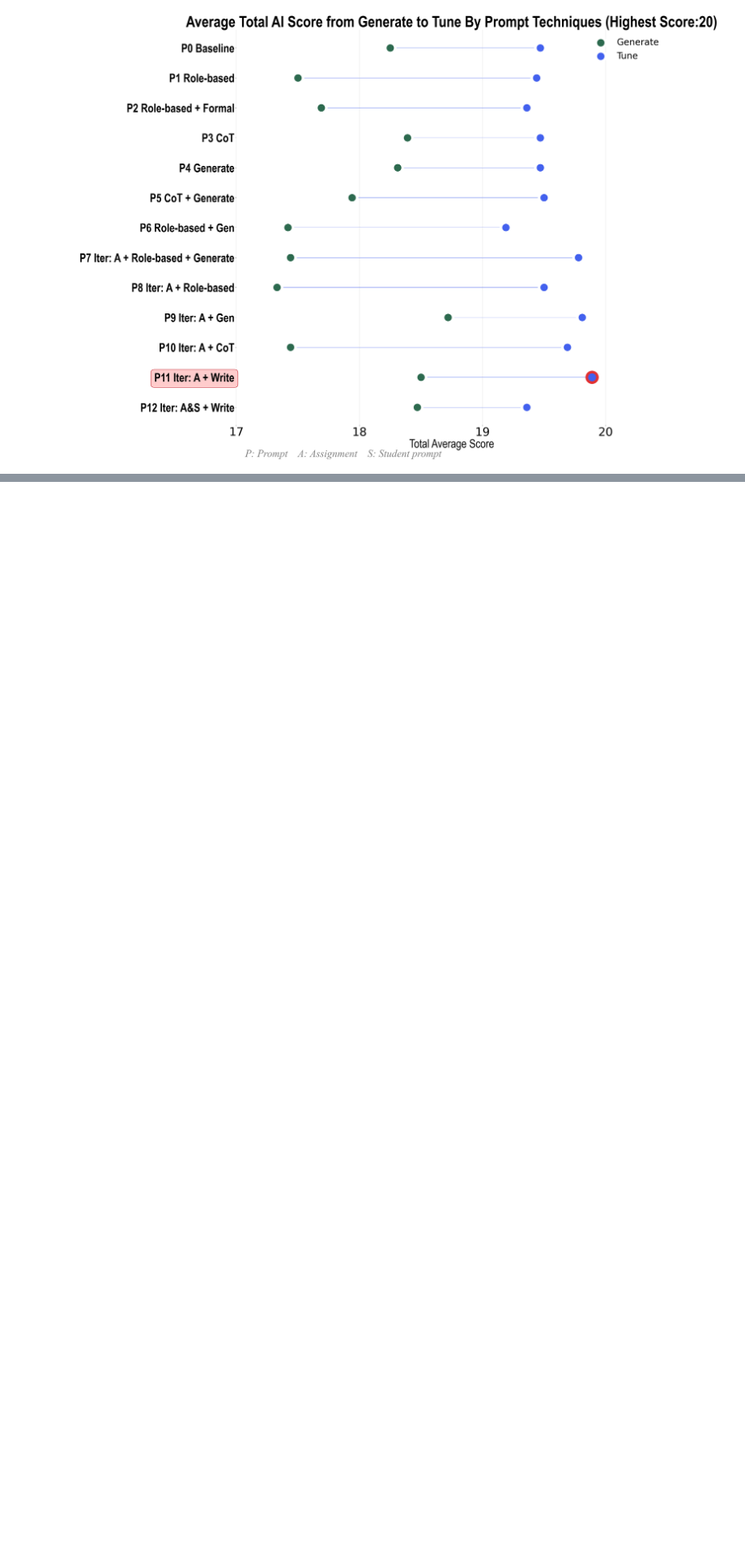
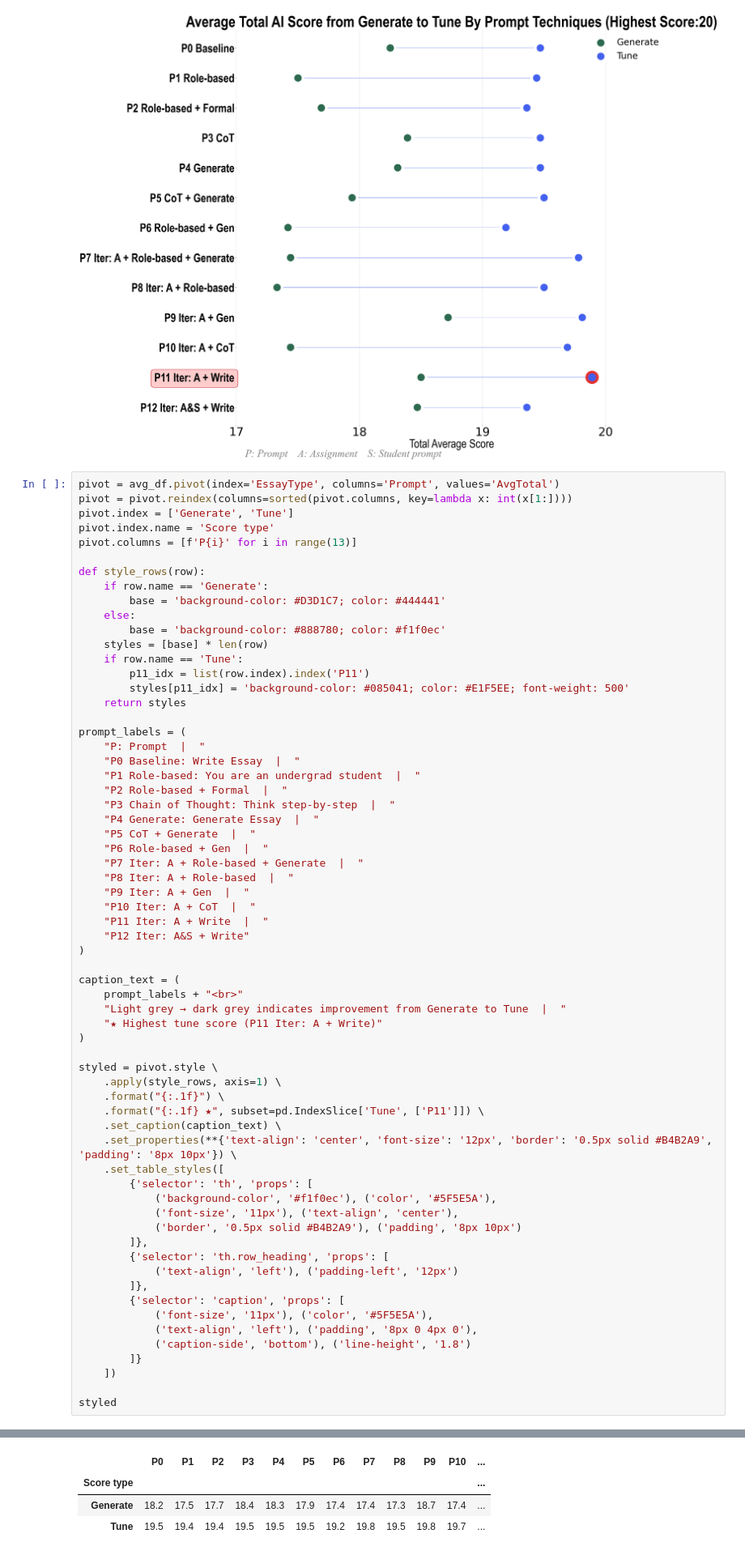
Before and after one commit to raminguyen/ai-assessment, a Jupyter notebook: src/visualize_scores.ipynb, the cells around one changed output, grey strips where cells are left out. Shown at 81% size. Drawn from its saved outputs; the diff is of its cells as text; blank space fills up the shorter version.

Commit message:
add new table for prompting

```diff
--- a/src/visualize_scores.ipynb
+++ b/src/visualize_scores.ipynb
@@ -138,3 +148,68 @@ avg_df
 visualize.plot_generate_vs_tune_dumbbell(avg_df, prompts, techniques)
 # %% [output]
 [figure]
+# %%
+pivot = avg_df.pivot(index='EssayType', columns='Prompt', values='AvgTotal')
+pivot = pivot.reindex(columns=sorted(pivot.columns, key=lambda x: int(x[1:])))
+pivot.index = ['Generate', 'Tune']
+pivot.index.name = 'Score type'
+pivot.columns = [f'P{i}' for i in range(13)]
+
+def style_rows(row):
+    if row.name == 'Generate':
+        base = 'background-color: #D3D1C7; color: #444441'
+    else:
+        base = 'background-color: #888780; color: #f1f0ec'
+    styles = [base] * len(row)
+    if row.name == 'Tune':
+        p11_idx = list(row.index).index('P11')
+        styles[p11_idx] = 'background-color: #085041; color: #E1F5EE; font-weight: 500'
+    return styles
+
+prompt_labels = (
+    "P: Prompt  |  "
+    "P0 Baseline: Write Essay  |  "
+    "P1 Role-based: You are an undergrad student  |  "
+    "P2 Role-based + Formal  |  "
+    "P3 Chain of Thought: Think step-by-step  |  "
+    "P4 Generate: Generate Essay  |  "
+    "P5 CoT + Generate  |  "
+    "P6 Role-based + Gen  |  "
+    "P7 Iter: A + Role-based + Generate  |  "
+    "P8 Iter: A + Role-based  |  "
+    "P9 Iter: A + Gen  |  "
+    "P10 Iter: A + CoT  |  "
+    "P11 Iter: A + Write  |  "
+    "P12 Iter: A&S + Write"
+)
+
+caption_text = (
+    prompt_labels + "<br>"
+    "Light grey → dark grey indicates improvement from Generate to Tune  |  "
+    "★ Highest tune score (P11 Iter: A + Write)"
+)
+
+styled = pivot.style \
+    .apply(style_rows, axis=1) \
+    .format("{:.1f}") \
+    .format("{:.1f} ★", subset=pd.IndexSlice['Tune', ['P11']]) \
+    .set_caption(caption_text) \
+    .set_properties(**{'text-align': 'center', 'font-size': '12px', 'border': '0.5px solid #B4B2A9', 'padding': '8px 10px'}) \
+    .set_table_styles([
+        {'selector': 'th', 'props': [
+            ('background-color', '#f1f0ec'), ('color', '#5F5E5A'),
+            ('font-size', '11px'), ('text-align', 'center'),
+            ('border', '0.5px solid #B4B2A9'), ('padding', '8px 10px')
+        ]},
+        {'selector': 'th.row_heading', 'props': [
+            ('text-align', 'left'), ('padding-left', '12px')
+        ]},
+        {'selector': 'caption', 'props': [
+            ('font-size', '11px'), ('color', '#5F5E5A'),
+            ('text-align', 'left'), ('padding', '8px 0 4px 0'),
+            ('caption-side', 'bottom'), ('line-height', '1.8')
+        ]}
+    ])
+
+styled
+# %% [output]
@@ -140,0 +218,4 @@ visualize.plot_generate_vs_tune_dumbbell(avg_df, prompts, techniques)
+|  | P0 | P1 | P2 | P3 | P4 | P5 | P6 | P7 | P8 | P9 | P10 | ... |
+| Score type |  |  |  |  |  |  |  |  |  |  |  | ... |
+| Generate | 18.2 | 17.5 | 17.7 | 18.4 | 18.3 | 17.9 | 17.4 | 17.4 | 17.3 | 18.7 | 17.4 | ... |
+| Tune | 19.5 | 19.4 | 19.4 | 19.5 | 19.5 | 19.5 | 19.2 | 19.8 | 19.5 | 19.8 | 19.7 | ... |
```
Also changed, not shown: parts of 8 cells of this notebook, 4 other files.
